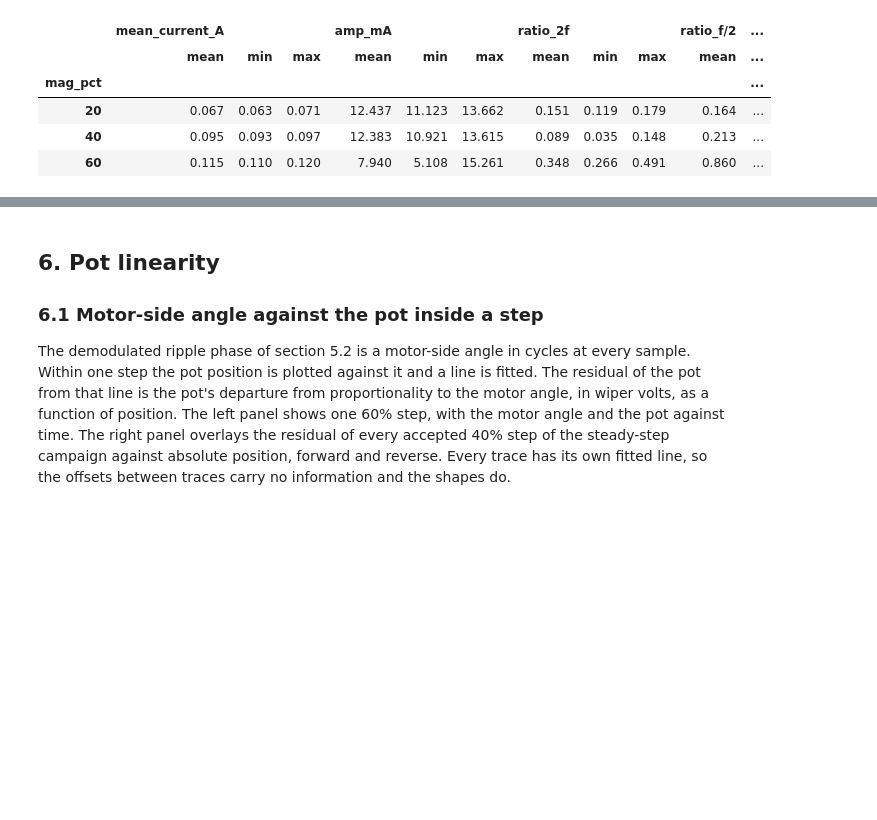
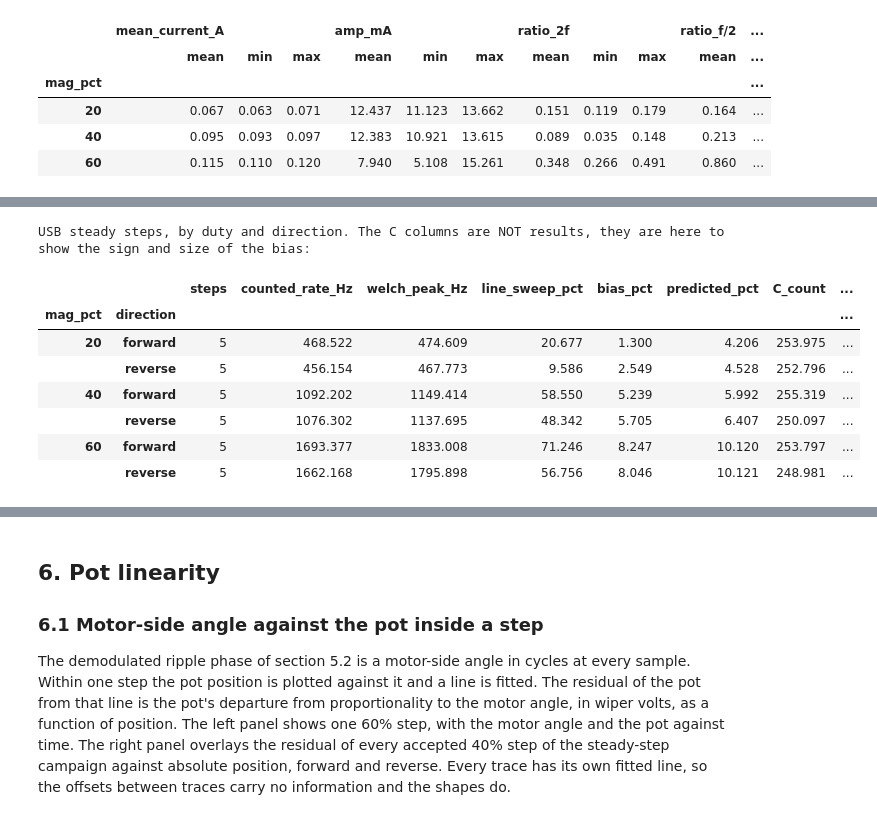
Before and after one commit to OpenServoCore/open-servo-core, a Jupyter notebook: notebooks/06-gear-train.ipynb, the cells around one changed output, grey strips where cells are left out. Saved outputs shown, nothing was run; the diff lists cells and outputs as text; code cells hidden in the pictures; blank space fills up the shorter version.

```diff
--- a/notebooks/06-gear-train.ipynb
+++ b/notebooks/06-gear-train.ipynb
@@ -1009,0 +1485,59 @@ pd.DataFrame([
+# %%
+# The USB captures, as a direction check on the METHOD. The USB rail droops
+# about 3.5% across the duty range, so no coefficient from these recordings is
+# quoted as a result anywhere. The only question asked here is whether the same
+# estimator biases the same way on a different supply.
+#
+# The USB lines sit at about 470, 1100 and 1700 Hz, all of them under the
+# 1400 Hz floor the 2S route uses, so the fixed band cannot be carried over.
+# Instead route (b) searches 0.7 to 1.4 times the settled ridge line of the
+# step, which still excludes the whole f/2, f/3, f/6 family and the second
+# harmonic. The first row below runs that same relative band on the 2S grid, so
+# the reader can see the band swap costs nothing.
+def paired_relative(t, a):
+    r = both_routes(t, a)
+    f_ref = r["f_settled_Hz"]
+    f_w, binw, nps = welch_peak(t["x"][a:], lo=0.7 * f_ref, hi=1.4 * f_ref)
+    r["f_welch_Hz"] = f_w
+    r["binw_Hz"] = binw
+    r["C_welch"] = f_w / r["v_mean_Vps"]
+    r["bias_pct"] = (f_w / r["f_counted_Hz"] - 1) * 100
+    return r
+
+usb_HH = []
+for name, (df, meta) in usb_ripple.items():
+    for seg_id, seg in df[df["seg"] > 0].groupby("seg"):
+        t = tracked(seg, name)
+        if t:
+            usb_HH.append(t)
+usb_head = pd.DataFrame([paired_relative(t, t["n0"]) for t in usb_HH])
+grid_rel = pd.DataFrame([paired_relative(t, t["n0"]) for t in HH])
+
+def supply_row(label, g):
+    d = (g["C_welch"] / g["C_count"] - 1) * 100
+    return {"set": label, "steps": len(g),
+            "line sweep in the window [%]": g["sweep_pct"].mean(),
+            "paired (b)/(a) - 1 [%]": d.mean(), "sd [%]": d.std(),
+            "steps where (b) reads higher": f"{(d > 0).sum()} of {len(d)}",
+            "predicted from the sweep [%]": g["predicted_pct"].mean()}
+
+display(pd.DataFrame([
+    supply_row("2S duty grid 30-45%, fixed 1400-5200 Hz band", head),
+    supply_row("2S duty grid 30-45%, relative band", grid_rel),
+    supply_row("USB steady steps, relative band", usb_head),
+] + [supply_row(f"USB steady steps, {m}% duty only", usb_head[usb_head["mag_pct"] == m])
+     for m in sorted(usb_head["mag_pct"].unique())]).set_index("set").round(3))
+
+print("USB steady steps, by duty and direction. The C columns are NOT results, "
+      "they are here to show the sign and size of the bias:")
+usb_head.groupby(["mag_pct", "direction"]).agg(
+    steps=("C_count", "size"),
+    counted_rate_Hz=("f_counted_Hz", "mean"),
+    welch_peak_Hz=("f_welch_Hz", "mean"),
+    line_sweep_pct=("sweep_pct", "mean"),
+    bias_pct=("bias_pct", "mean"),
+    predicted_pct=("predicted_pct", "mean"),
+    C_count=("C_count", "mean"),
+    C_welch=("C_welch", "mean"),
+).round(3)
+# %% [output]
@@ -1009,0 +1552,9 @@ pd.DataFrame([
+USB steady steps, by duty and direction. The C columns are NOT results, they are here to show the sign and size of the bias:
+|  |  | steps | counted_rate_Hz | welch_peak_Hz | line_sweep_pct | bias_pct | predicted_pct | C_count | ... |
+| mag_pct | direction |  |  |  |  |  |  |  | ... |
+| 20 | forward | 5 | 468.522 | 474.609 | 20.677 | 1.300 | 4.206 | 253.975 | ... |
+|  | reverse | 5 | 456.154 | 467.773 | 9.586 | 2.549 | 4.528 | 252.796 | ... |
+| 40 | forward | 5 | 1092.202 | 1149.414 | 58.550 | 5.239 | 5.992 | 255.319 | ... |
+|  | reverse | 5 | 1076.302 | 1137.695 | 48.342 | 5.705 | 6.407 | 250.097 | ... |
+| 60 | forward | 5 | 1693.377 | 1833.008 | 71.246 | 8.247 | 10.120 | 253.797 | ... |
+|  | reverse | 5 | 1662.168 | 1795.898 | 56.756 | 8.046 | 10.121 | 248.981 | ... |
```
Also changed, not shown: parts of 14 cells of this notebook, 7 other files.
